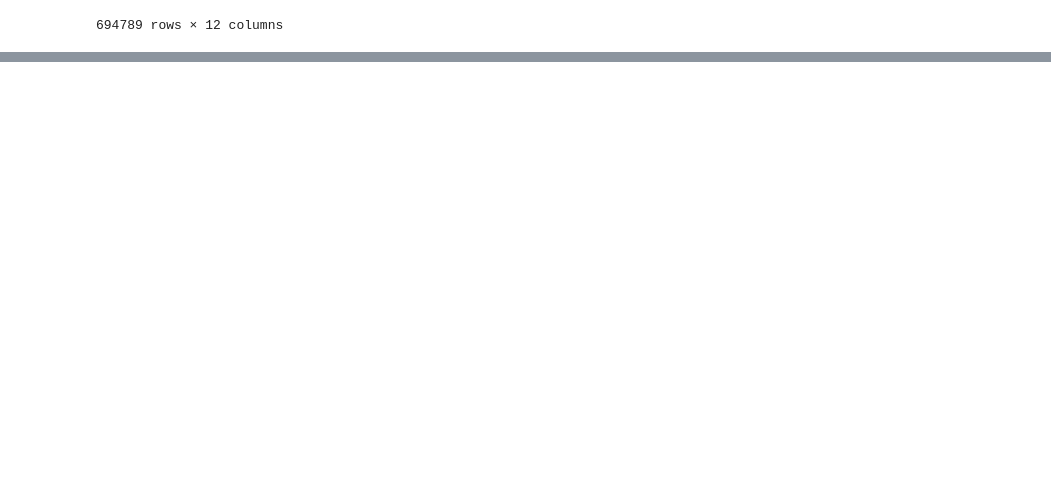
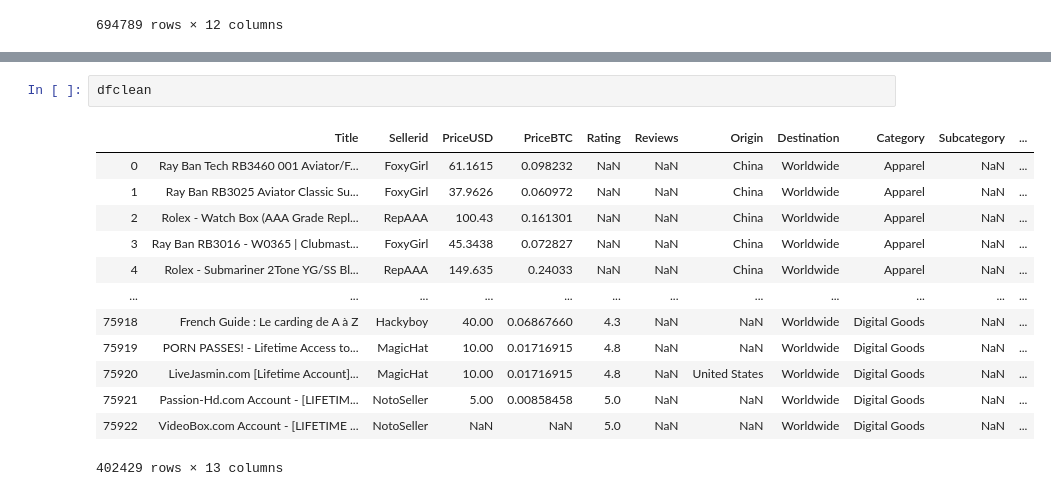
Before and after one commit to danielpetterson/darkwebmarkets, a Jupyter notebook: darknet_1.ipynb, the cells around one changed output, grey strips where cells are left out. Cells and saved outputs as stored; diff of their text form; blank space fills up the shorter version.

```diff
--- a/darknet_1.ipynb
+++ b/darknet_1.ipynb
@@ -368,0 +440,16 @@ dfclean = dfdnm[dfdnm.duplicated(subset=['Title','Date', 'Market'], keep='last')
+# %%
+dfclean
+# %% [output]
+|  | Title | Sellerid | PriceUSD | PriceBTC | Rating | Reviews | Origin | Destination | Category | Subcategory | ... |
+| 0 | Ray Ban Tech RB3460 001 Aviator/F... | FoxyGirl | 61.1615 | 0.098232 | NaN | NaN | China | Worldwide | Apparel | NaN | ... |
+| 1 | Ray Ban RB3025 Aviator Classic Su... | FoxyGirl | 37.9626 | 0.060972 | NaN | NaN | China | Worldwide | Apparel | NaN | ... |
+| 2 | Rolex - Watch Box (AAA Grade Repl... | RepAAA | 100.43 | 0.161301 | NaN | NaN | China | Worldwide | Apparel | NaN | ... |
+| 3 | Ray Ban RB3016 - W0365 | Clubmast... | FoxyGirl | 45.3438 | 0.072827 | NaN | NaN | China | Worldwide | Apparel | NaN | ... |
+| 4 | Rolex - Submariner 2Tone YG/SS Bl... | RepAAA | 149.635 | 0.24033 | NaN | NaN | China | Worldwide | Apparel | NaN | ... |
+| ... | ... | ... | ... | ... | ... | ... | ... | ... | ... | ... | ... |
+| 75918 | French Guide : Le carding de A à Z | Hackyboy | 40.00 | 0.06867660 | 4.3 | NaN | NaN | Worldwide | Digital Goods | NaN | ... |
+| 75919 | PORN PASSES! - Lifetime Access to... | MagicHat | 10.00 | 0.01716915 | 4.8 | NaN | NaN | Worldwide | Digital Goods | NaN | ... |
+| 75920 | LiveJasmin.com [Lifetime Account]... | MagicHat | 10.00 | 0.01716915 | 4.8 | NaN | United States | Worldwide | Digital Goods | NaN | ... |
+| 75921 | Passion-Hd.com Account - [LIFETIM... | NotoSeller | 5.00 | 0.00858458 | 5.0 | NaN | NaN | Worldwide | Digital Goods | NaN | ... |
+| 75922 | VideoBox.com Account - [LIFETIME ... | NotoSeller | NaN | NaN | 5.0 | NaN | NaN | Worldwide | Digital Goods | NaN | ... |
+402429 rows × 13 columns
```
Also changed, not shown: parts of 3 cells of this notebook.
